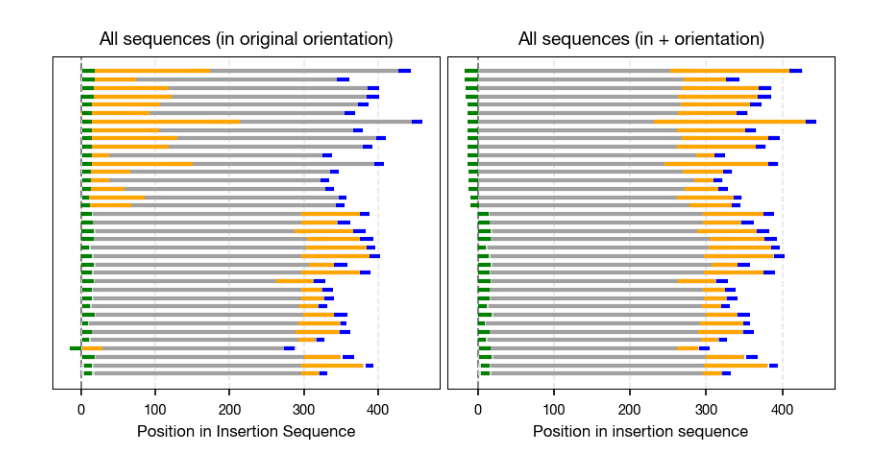
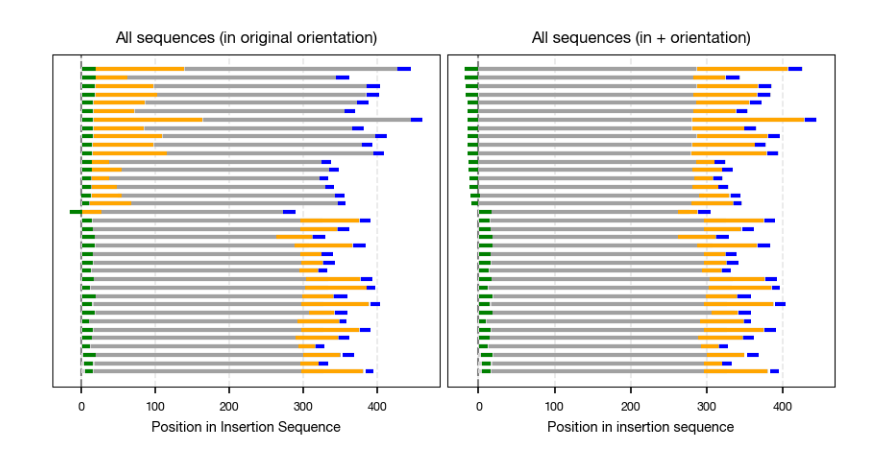
Before and after one commit to sudmantlab/vesper, a Jupyter notebook: notebooks/confidence.ipynb, the cells around one changed output. Cells and saved outputs as stored; diff of their text form; code cells hidden in the pictures.

```diff
--- a/notebooks/confidence.ipynb
+++ b/notebooks/confidence.ipynb
@@ -17,6 +17,7 @@ import pandas as pd
 import re
 import os
 
+import matplotlib as mpl
 import matplotlib.pyplot as plt
 from matplotlib.patches import Patch
 from matplotlib import font_manager
@@ -38,12 +39,12 @@ mpl.rcParams['savefig.dpi'] = SAVE_DPI
 
 # Set consistent font sizes that will look good at publication size
 mpl.rcParams['font.size'] = 8  # base font size
-mpl.rcParams['axes.titlesize'] = 9
-mpl.rcParams['axes.labelsize'] = 8
-mpl.rcParams['xtick.labelsize'] = 7
-mpl.rcParams['ytick.labelsize'] = 7
-mpl.rcParams['legend.fontsize'] = 7
-mpl.rcParams['figure.titlesize'] = 10
+mpl.rcParams['axes.titlesize'] = 8
+mpl.rcParams['axes.labelsize'] = 7
+mpl.rcParams['xtick.labelsize'] = 6
+mpl.rcParams['ytick.labelsize'] = 6
+mpl.rcParams['legend.fontsize'] = 6
+mpl.rcParams['figure.titlesize'] = 9
 
 # Set consistent line widths and marker sizes
 mpl.rcParams['lines.linewidth'] = 1.0
@@ -67,6 +68,9 @@ if not os.path.exists(figure_dir):
     os.makedirs(figure_dir)
 if not os.path.exists(supp_dir):
     os.makedirs(supp_dir)
+
+# set supp table save path
+supp_table_dir = "/Users/stacy/sudmant/manuscript/chapter_3/supp_tables"
 # %%
 # only run with a new dataset to be saved
 # with VCFProcessor(Path('/Users/stacy/sudmant/vesper/output/894.duplomap.annotated.refined.vcf.gz')) as vcf_proc, \
@@ -294,6 +203,8 @@ fig_double = create_text_test_figure('double')
 # %%
-original_df = alu_contexts_df.copy()
-viz_df = alu_contexts_df.copy()
+# test strand flip for visualization
+
+original_df = alu_features_df.copy()
+viz_df = alu_features_df.copy()
 
 for idx, row in viz_df.iterrows():
     if row['original_strand'] == 'C':
@@ -353,33 +264,33 @@ ax[0].grid(True, alpha=0.3, linestyle='--')
 ax[0].set_title('All sequences (in original orientation)')
 
 ax[1].axvline(x=0, color='grey', linestyle='--')
 
 for i, (_, row) in enumerate(sorted_viz_df.iterrows()):
     ax[1].hlines(y=i, xmin=0, xmax=row.ins_seq_length,
               linewidth=2, color='lightgray')
     ax[1].hlines(y=i, xmin=row.viz_ins_query_start, xmax=row.viz_ins_query_end,
               linewidth=2, color='gray', alpha=0.6)
     ax[1].hlines(y=i, xmin=row.viz_poly_a_tail_start, xmax=row.viz_poly_a_tail_end,
               linewidth=2, color='orange')
     ax[1].hlines(y=i, xmin=row.viz_left_tsd_start, xmax=row.viz_left_tsd_end,
               linewidth=2, color='green')
     ax[1].hlines(y=i, xmin=row.viz_right_tsd_start, xmax=row.viz_right_tsd_end,
               linewidth=2, color='blue')
 
-# Uncomment to show the strand labels
+# # Uncomment to show the strand labels
 # ax[1].set_yticks(range(len(sorted_viz_df)))
-# ax[1].set_yticklabels([f"{row.original_strand}" for _, row in sorted_viz_df.iterrows()])
+# ax[1].set_yticklabels([f"{_}: {row.original_strand}" for _, row in sorted_viz_df.iterrows()])
 
 ax[1].set_yticks([])
 ax[1].set_xlabel('Position in insertion sequence')
 ax[1].grid(True, alpha=0.3, linestyle='--')
 ax[1].set_title('All sequences (in + orientation)')
 
 plt.savefig(f'{supp_dir}/alu_context_viz.png',
             transparent = True,
             dpi=300)
 plt.savefig(f'{supp_dir}/alu_context_viz.pdf',
             bbox_inches = Bbox([[0.65,-0.2],[DOUBLE_COL_WIDTH-0.5, 3]]),
             transparent = True)
 # %% [output]
-[figure, old version]
+[figure, new version]
```
Also changed, not shown: parts of 11 cells of this notebook, 1 other file.
